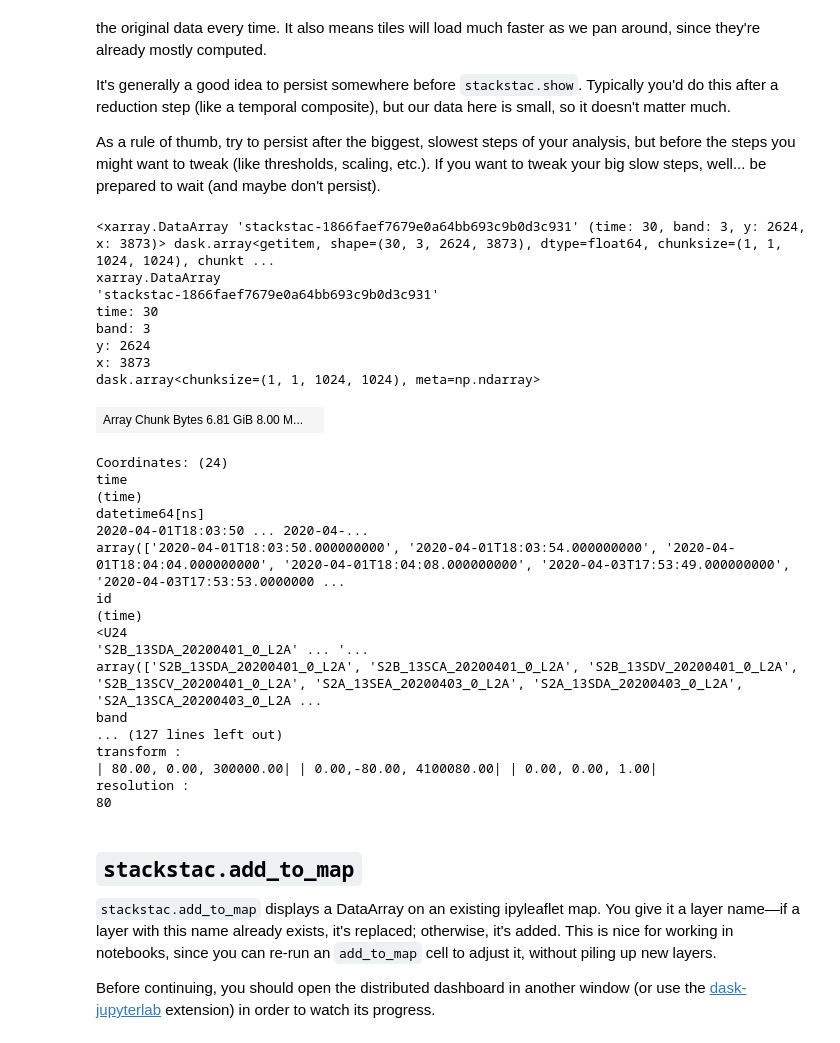
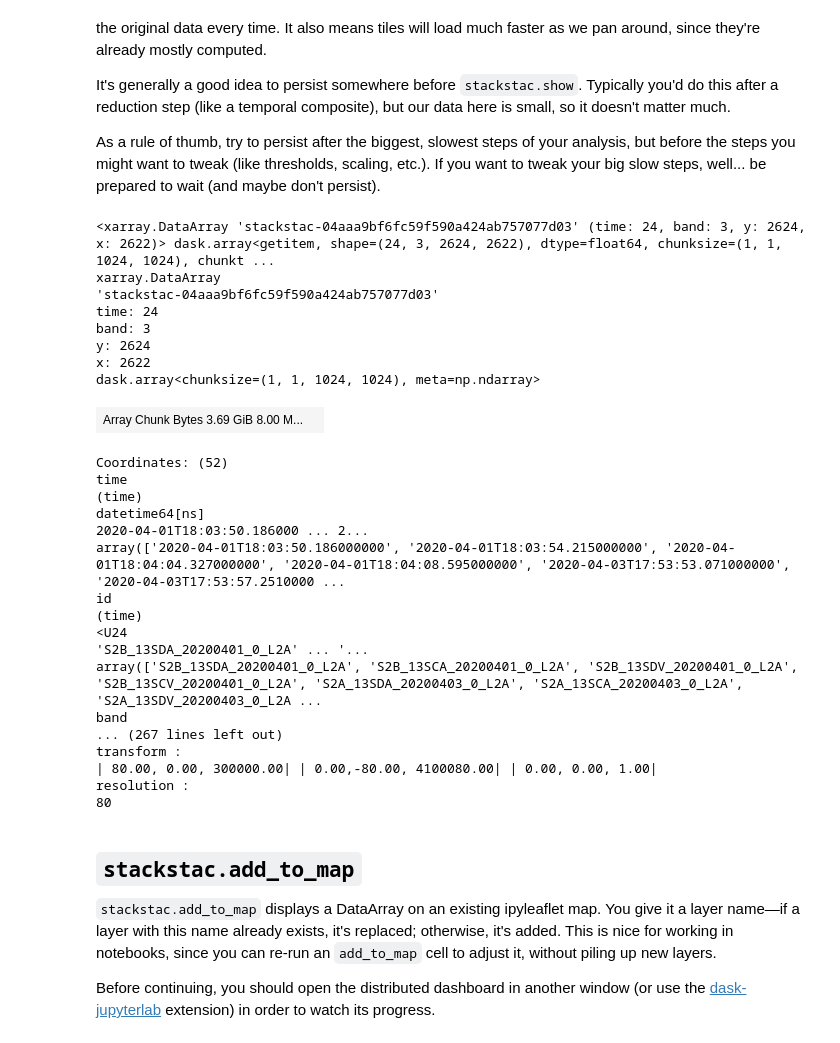
Before and after one commit to gjoseph92/stackstac, a Jupyter notebook: examples/show.ipynb, the cells around one changed output. Saved outputs shown, nothing was run; the diff lists cells and outputs as text; code cells hidden in the pictures.

```diff
--- a/examples/show.ipynb
+++ b/examples/show.ipynb
@@ -94,31 +94,31 @@ As a rule of thumb, try to persist after the biggest, slowest steps of your anal
 # %%
 client.wait_for_workers(22)
 # %%
-rgb = stack.sel(band=["B04", "B03", "B02"]).persist()
+rgb = stack.sel(band=["red", "green", "blue"]).persist()
 rgb
 # %% [output]
-<xarray.DataArray 'stackstac-1866faef7679e0a64bb693c9b0d3c931' (time: 30, band: 3, y: 2624, x: 3873)> dask.array<getitem, shape=(30, 3, 2624, 3873), dtype=float64, chunksize=(1, 1, 1024, 1024), chunkt ...
+<xarray.DataArray 'stackstac-04aaa9bf6fc59f590a424ab757077d03' (time: 24, band: 3, y: 2624, x: 2622)> dask.array<getitem, shape=(24, 3, 2624, 2622), dtype=float64, chunksize=(1, 1, 1024, 1024), chunkt ...
 xarray.DataArray
-'stackstac-1866faef7679e0a64bb693c9b0d3c931'
-time: 30
+'stackstac-04aaa9bf6fc59f590a424ab757077d03'
+time: 24
 band: 3
 y: 2624
-x: 3873
+x: 2622
 dask.array<chunksize=(1, 1, 1024, 1024), meta=np.ndarray>
-| Array Chunk Bytes 6.81 GiB 8.00 M... |  |
+| Array Chunk Bytes 3.69 GiB 8.00 M... |  |
-Coordinates: (24)
+Coordinates: (52)
 time
 (time)
 datetime64[ns]
-2020-04-01T18:03:50 ... 2020-04-...
-array(['2020-04-01T18:03:50.000000000', '2020-04-01T18:03:54.000000000', '2020-04-01T18:04:04.000000000', '2020-04-01T18:04:08.000000000', '2020-04-03T17:53:49.000000000', '2020-04-03T17:53:53.0000000 ...
+2020-04-01T18:03:50.186000 ... 2...
+array(['2020-04-01T18:03:50.186000000', '2020-04-01T18:03:54.215000000', '2020-04-01T18:04:04.327000000', '2020-04-01T18:04:08.595000000', '2020-04-03T17:53:53.071000000', '2020-04-03T17:53:57.2510000 ...
 id
 (time)
 <U24
 'S2B_13SDA_20200401_0_L2A' ... '...
-array(['S2B_13SDA_20200401_0_L2A', 'S2B_13SCA_20200401_0_L2A', 'S2B_13SDV_20200401_0_L2A', 'S2B_13SCV_20200401_0_L2A', 'S2A_13SEA_20200403_0_L2A', 'S2A_13SDA_20200403_0_L2A', 'S2A_13SCA_20200403_0_L2A ...
+array(['S2B_13SDA_20200401_0_L2A', 'S2B_13SCA_20200401_0_L2A', 'S2B_13SDV_20200401_0_L2A', 'S2B_13SCV_20200401_0_L2A', 'S2A_13SDA_20200403_0_L2A', 'S2A_13SCA_20200403_0_L2A', 'S2A_13SDV_20200403_0_L2A ...
 band
-... (127 lines left out)
+... (267 lines left out)
 transform :
 | 80.00, 0.00, 300000.00| | 0.00,-80.00, 4100080.00| | 0.00, 0.00, 1.00|
 resolution :
```
Also changed, not shown: parts of 3 cells of this notebook, 5 other files.
